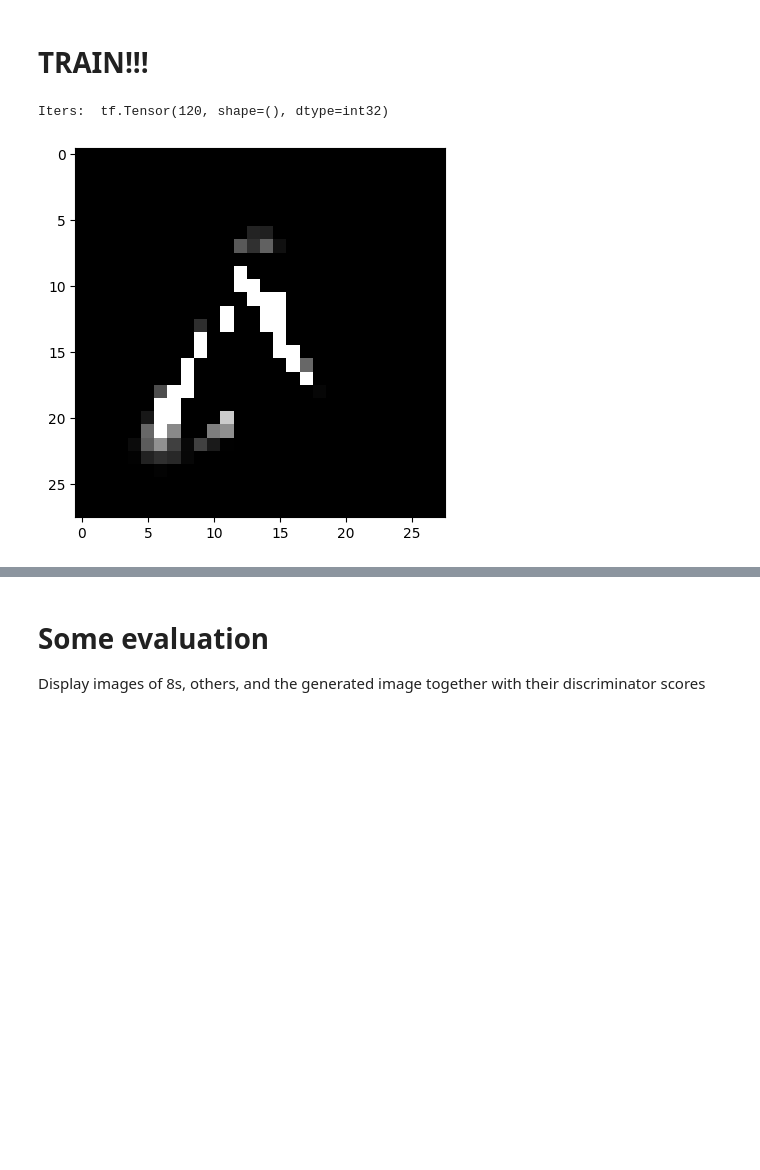
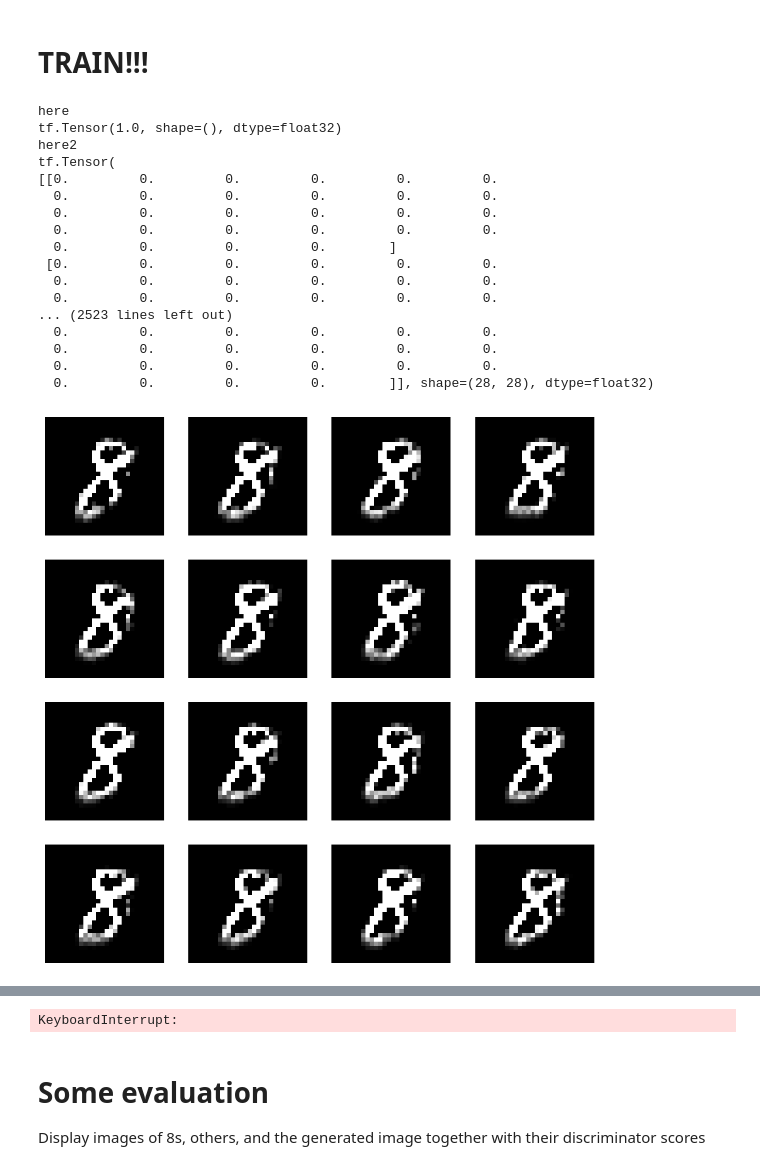
Before and after one commit to alfredbackhouse/3rd-year-project, a Jupyter notebook: 3rd_year_project_cleaned_up.ipynb, the cells around one changed output, grey strips where cells are left out. Saved outputs shown, nothing was run; the diff lists cells and outputs as text; code cells hidden in the pictures; blank space fills up the shorter version.

```diff
--- a/3rd_year_project_cleaned_up.ipynb
+++ b/3rd_year_project_cleaned_up.ipynb
@@ -15,7 +15,7 @@ CHANNEL_N = 16 # Number of CA state channels
 CELL_FIRE_RATE = 0.5
 noise_factor = 0
 lr_gen = 2e-5
-lr_disc = 1e-4
+lr_disc = 1e-5
 # %% [markdown]
 # Imports and image / video utities
 # %%
@@ -129,7 +129,7 @@ def make_seed(num_examples):
     for i in range(h//2 - 1, h//2 + 1):
         for j in range(w//2-1, w//2 + 1):
             seed[:, i, j, 0] = np.random.uniform(1, 1, size = num_examples)
-            seed[:, i, j, 1:16] = np.random.normal(0, 0.3, size = seed[:, i, j, 1:16].shape)
+            seed[:, i, j, 1:] = np.random.normal(0, 0.3, size = seed[:, i, j, 1:].shape)
     return seed
 
 class CustomInitializer(Initializer):
@@ -368,7 +367,7 @@ def train_step(x):
 
 if TRAIN_GENERATOR:
   for i in range(3000+1):
-      x0 = make_seed(1)
+      x0 = make_seed(256)
       x, loss = train_step(x0)
       step_i = len(loss_log)
       loss_log.append(loss.numpy())
@@ -506,7 +505,7 @@ def train(dataset, epochs, gen_iters_per_disc_iter=1, add_noise_every=1, gen_bat
     clear_output(wait=True)
     generate_and_save_images(generator,
                             0,
-                            make_seed(1))
+                            make_seed(gen_batch_size))
 
     print("Getting warmed up...")
 
@@ -561,7 +560,7 @@ def train(dataset, epochs, gen_iters_per_disc_iter=1, add_noise_every=1, gen_bat
         clear_output(wait=True)
         generate_and_save_images(generator,
                                 epoch + 1,
-                                seed)
+                                make_seed(gen_batch_size))
         print(batch_count)
         # Print the losses
         print(f"Epoch {epoch + 1}, Generator loss: {epoch_gen_loss:.4f}, Discriminator loss: {epoch_disc_loss:.4f}")
@@ -577,7 +576,7 @@ def train(dataset, epochs, gen_iters_per_disc_iter=1, add_noise_every=1, gen_bat
     clear_output(wait=True)
     generate_and_save_images(generator,
                             epochs,
-                            seed)
+                            make_seed(gen_batch_size))
     plot_losses(generator_losses, discriminator_losses, epoch + 1)
 # %% [markdown]
 # Setup learning rates, optimizers etc.
@@ -652,8 +651,24 @@ discriminator.load_weights(f"disc_{TARGET_DIGIT}.h5")
 # %% [markdown]
 # TRAIN!!!
 # %%
-train(x_train, EPOCHS, gen_iters_per_disc_iter=100, add_noise_every=1, gen_batch_size=1)
+train(x_train, EPOCHS, gen_iters_per_disc_iter=1, add_noise_every=1, gen_batch_size=16)
 # %% [output]
-Iters:  tf.Tensor(120, shape=(), dtype=int32)
+here
+tf.Tensor(1.0, shape=(), dtype=float32)
+here2
+tf.Tensor(
+[[0.         0.         0.         0.         0.         0.
+  0.         0.         0.         0.         0.         0.
+  0.         0.         0.         0.         0.         0.
+  0.         0.         0.         0.         0.         0.
+  0.         0.         0.         0.        ]
+ [0.         0.         0.         0.         0.         0.
+  0.         0.         0.         0.         0.         0.
+  0.         0.         0.         0.         0.         0.
+... (2523 lines left out)
+  0.         0.         0.         0.         0.         0.
+  0.         0.         0.         0.         0.         0.
+  0.         0.         0.         0.         0.         0.
+  0.         0.         0.         0.        ]], shape=(28, 28), dtype=float32)
-[figure, old version]
+[figure, new version]
 9
@@ -663,3 +678,4 @@ Time for epoch 5 is 2.4474170207977295 sec
+KeyboardInterrupt:
 # %% [markdown]
 # Some evaluation
 Display images of 8s, others, and the generated image together with their discriminator scores
```
Also changed, not shown: parts of 4 cells of this notebook.
